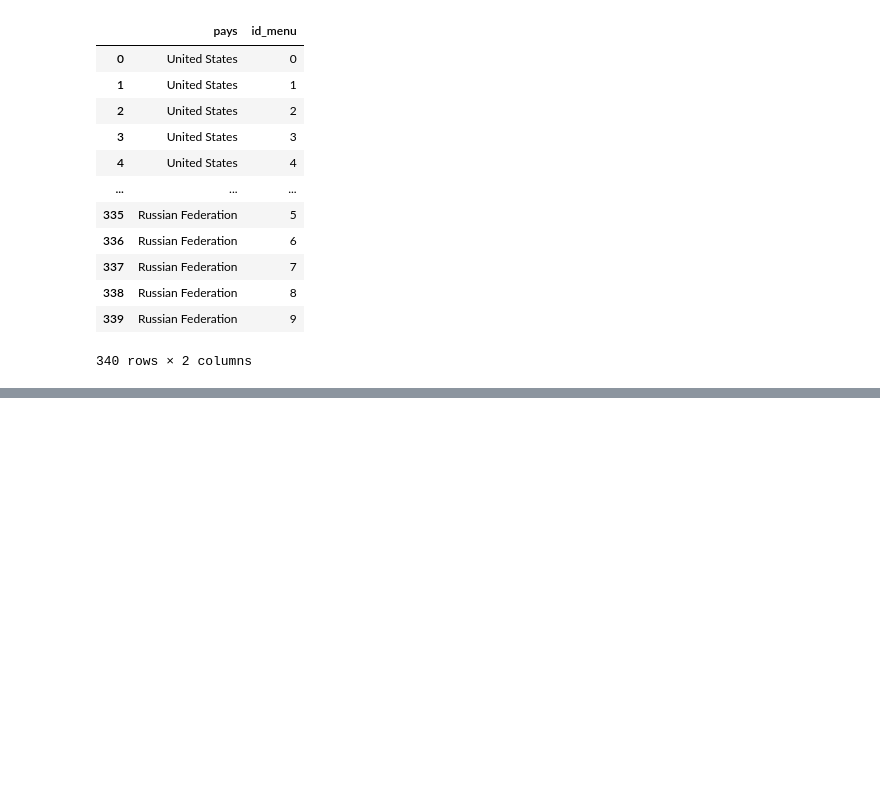
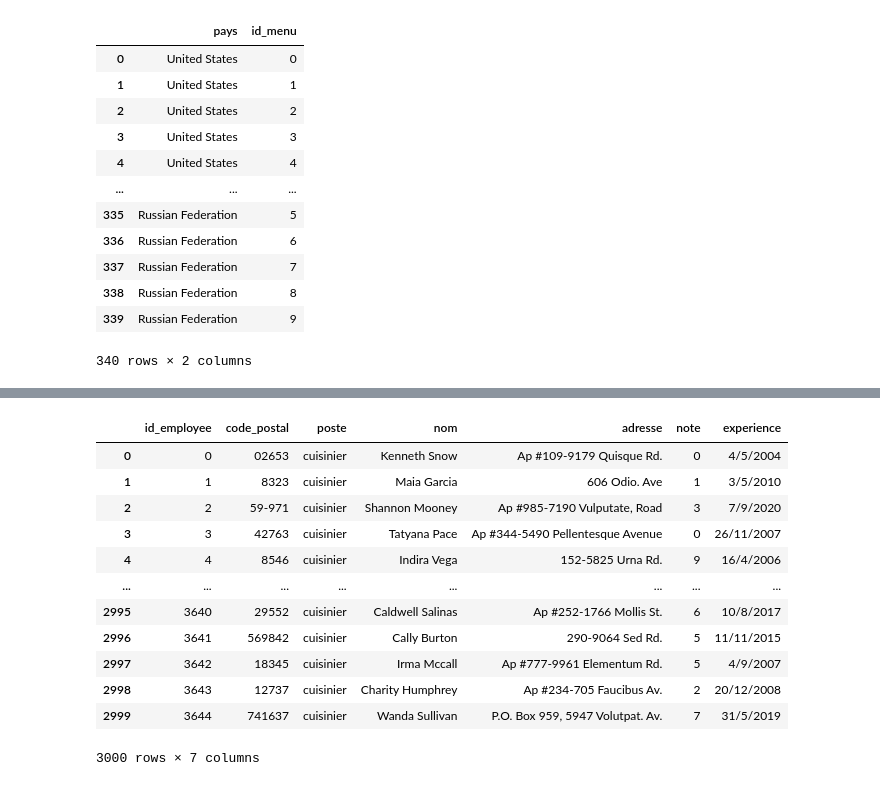
Before and after one commit to Benalieur/db_resto, a Jupyter notebook: main.ipynb, the cells around one changed output, grey strips where cells are left out. Cells and saved outputs as stored; diff of their text form; code cells hidden in the pictures; blank space fills up the shorter version.

```diff
--- a/main.ipynb
+++ b/main.ipynb
@@ -1167 +1167,6 @@ df_carte_menu.to_sql(name='CarteMenu', con=engine, if_exists = 'append', index=F
 340
+# %%
+employees = pd.io.sql.read_sql("SELECT * FROM 'Employee' WHERE poste = 'caissier' OR poste = 'cuisinier'", con=engine)
+
+employees
+# %% [output]
@@ -1167,0 +1179,13 @@ df_carte_menu.to_sql(name='CarteMenu', con=engine, if_exists = 'append', index=F
+|  | id_employee | code_postal | poste | nom | adresse | note | experience |
+| 0 | 0 | 02653 | cuisinier | Kenneth Snow | Ap #109-9179 Quisque Rd. | 0 | 4/5/2004 |
+| 1 | 1 | 8323 | cuisinier | Maia Garcia | 606 Odio. Ave | 1 | 3/5/2010 |
+| 2 | 2 | 59-971 | cuisinier | Shannon Mooney | Ap #985-7190 Vulputate, Road | 3 | 7/9/2020 |
+| 3 | 3 | 42763 | cuisinier | Tatyana Pace | Ap #344-5490 Pellentesque Avenue | 0 | 26/11/2007 |
+| 4 | 4 | 8546 | cuisinier | Indira Vega | 152-5825 Urna Rd. | 9 | 16/4/2006 |
+| ... | ... | ... | ... | ... | ... | ... | ... |
+| 2995 | 3640 | 29552 | cuisinier | Caldwell Salinas | Ap #252-1766 Mollis St. | 6 | 10/8/2017 |
+| 2996 | 3641 | 569842 | cuisinier | Cally Burton | 290-9064 Sed Rd. | 5 | 11/11/2015 |
+| 2997 | 3642 | 18345 | cuisinier | Irma Mccall | Ap #777-9961 Elementum Rd. | 5 | 4/9/2007 |
+| 2998 | 3643 | 12737 | cuisinier | Charity Humphrey | Ap #234-705 Faucibus Av. | 2 | 20/12/2008 |
+| 2999 | 3644 | 741637 | cuisinier | Wanda Sullivan | P.O. Box 959, 5947 Volutpat. Av. | 7 | 31/5/2019 |
+3000 rows × 7 columns
```
Also changed, not shown: parts of 36 cells of this notebook, 2 other files.
